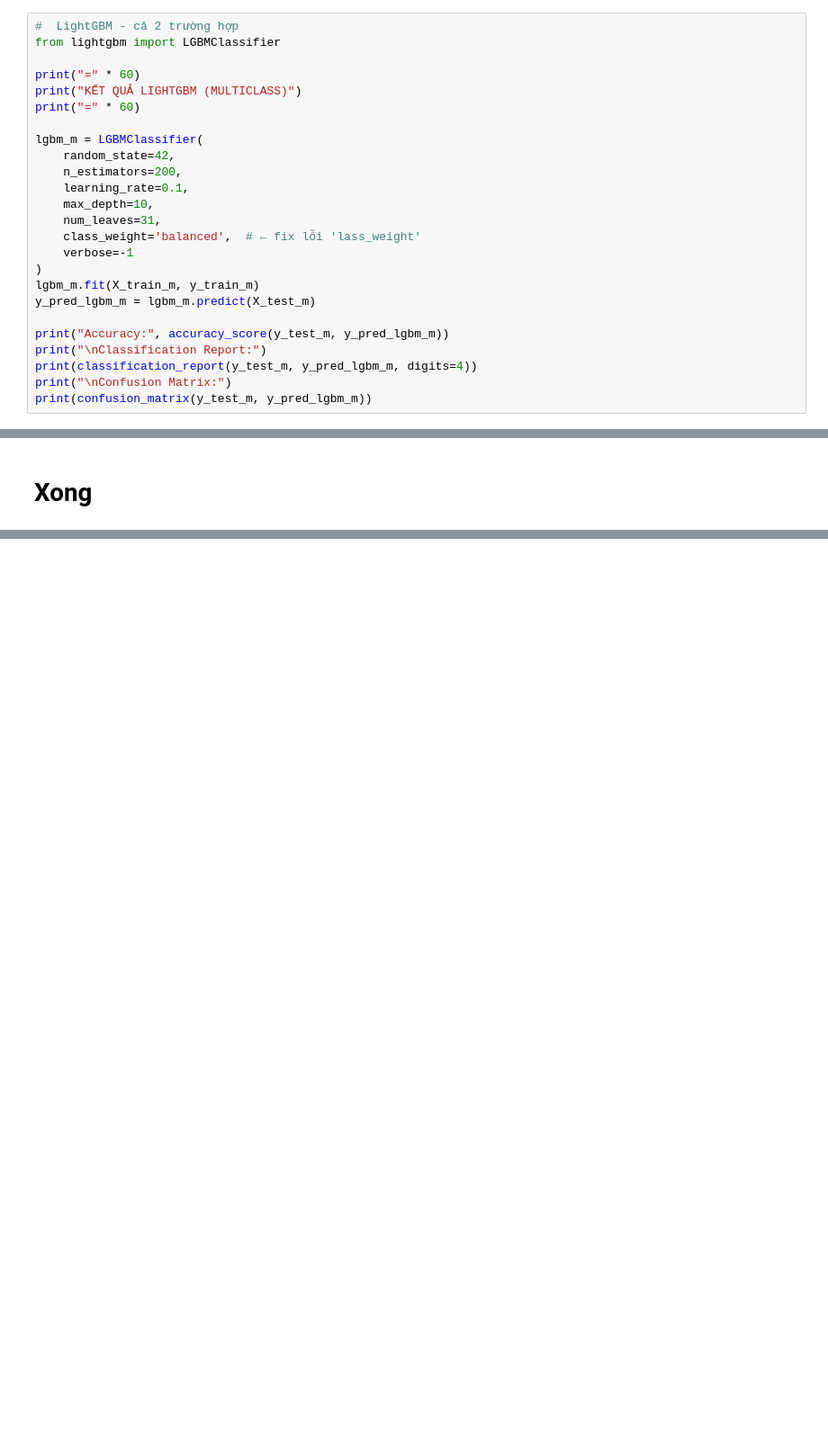
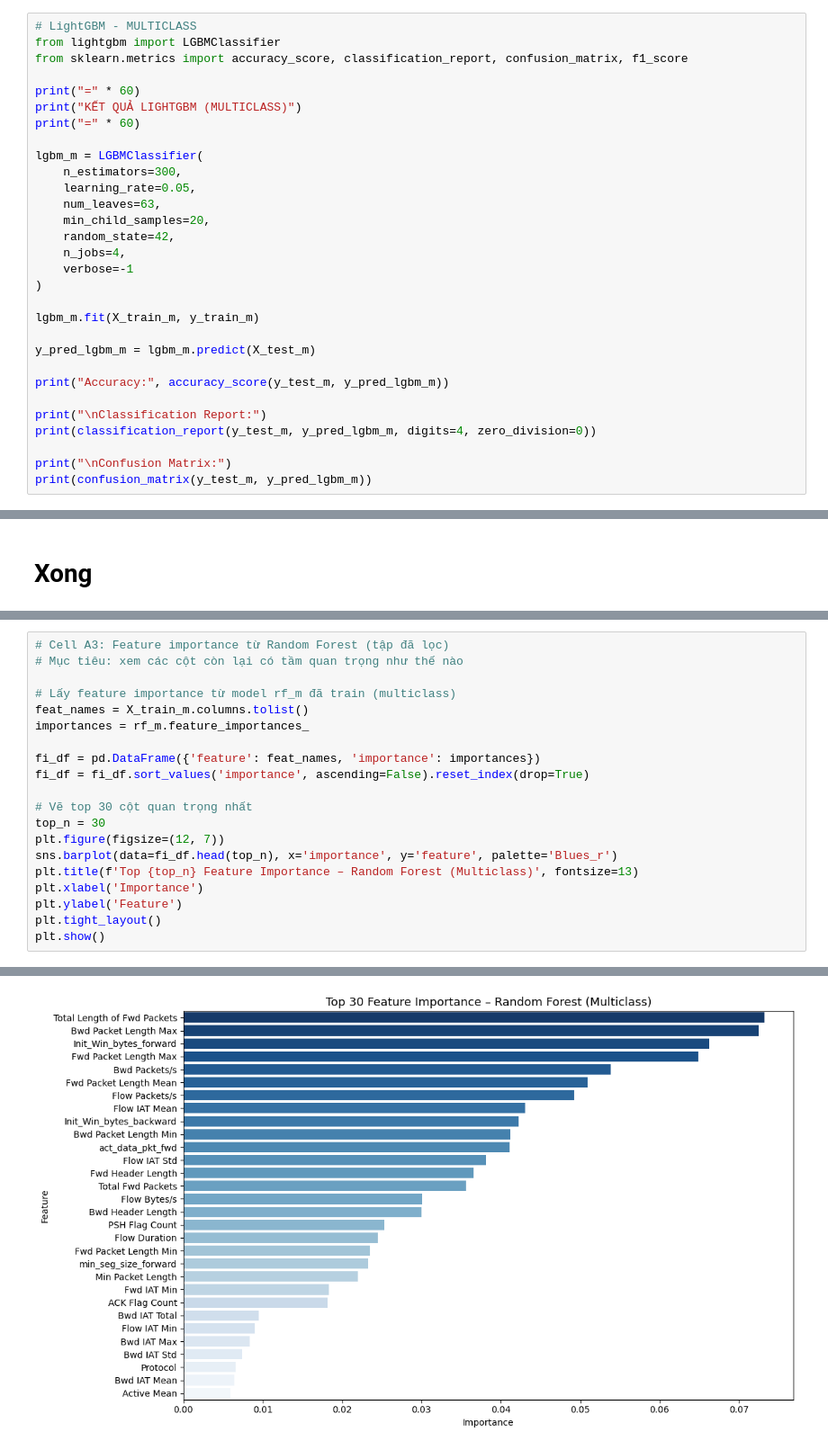
Before and after one commit to Starkid891/2254052060_PhanThinhPhat, a Jupyter notebook: kltn-2254052060-phan-th-nh-ph-t.ipynb, the cells around one changed output, grey strips where cells are left out. Shown at 90% size. Drawn from its saved outputs; the diff is of its cells as text; blank space fills up the shorter version.

```diff
--- a/kltn-2254052060-phan-th-nh-ph-t.ipynb
+++ b/kltn-2254052060-phan-th-nh-ph-t.ipynb
@@ -1030,28 +1252,33 @@ Confusion Matrix:
 # %% [markdown]
 ## 4.5 LightGBM
 # %%
-#  LightGBM - cả 2 trường hợp
+# LightGBM - MULTICLASS
 from lightgbm import LGBMClassifier
+from sklearn.metrics import accuracy_score, classification_report, confusion_matrix, f1_score
 
 print("=" * 60)
 print("KẾT QUẢ LIGHTGBM (MULTICLASS)")
 print("=" * 60)
 
 lgbm_m = LGBMClassifier(
+    n_estimators=300,
+    learning_rate=0.05,
+    num_leaves=63,
+    min_child_samples=20,
     random_state=42,
-    n_estimators=200,
-    learning_rate=0.1,
-    max_depth=10,
-    num_leaves=31,
-    class_weight='balanced',  # ← fix lỗi 'lass_weight'
+    n_jobs=4,
     verbose=-1
 )
+
 lgbm_m.fit(X_train_m, y_train_m)
+
 y_pred_lgbm_m = lgbm_m.predict(X_test_m)
 
 print("Accuracy:", accuracy_score(y_test_m, y_pred_lgbm_m))
+
 print("\nClassification Report:")
-print(classification_report(y_test_m, y_pred_lgbm_m, digits=4))
+print(classification_report(y_test_m, y_pred_lgbm_m, digits=4, zero_division=0))
+
 print("\nConfusion Matrix:")
 print(confusion_matrix(y_test_m, y_pred_lgbm_m))
 # %% [output]
@@ -1477,0 +1735,21 @@ CatBoost         0.9977     0.9966  0.9990    0.9978
+# %%
+# Cell A3: Feature importance từ Random Forest (tập đã lọc)
+# Mục tiêu: xem các cột còn lại có tầm quan trọng như thế nào
+
+# Lấy feature importance từ model rf_m đã train (multiclass)
+feat_names = X_train_m.columns.tolist()
+importances = rf_m.feature_importances_
+
+fi_df = pd.DataFrame({'feature': feat_names, 'importance': importances})
+fi_df = fi_df.sort_values('importance', ascending=False).reset_index(drop=True)
+
+# Vẽ top 30 cột quan trọng nhất
+top_n = 30
+plt.figure(figsize=(12, 7))
+sns.barplot(data=fi_df.head(top_n), x='importance', y='feature', palette='Blues_r')
+plt.title(f'Top {top_n} Feature Importance – Random Forest (Multiclass)', fontsize=13)
+plt.xlabel('Importance')
+plt.ylabel('Feature')
+plt.tight_layout()
+plt.show()
+# %% [output]
@@ -1477,0 +1759 @@ CatBoost         0.9977     0.9966  0.9990    0.9978
+[figure, added]
```
Also changed, not shown: parts of 17 cells of this notebook.
